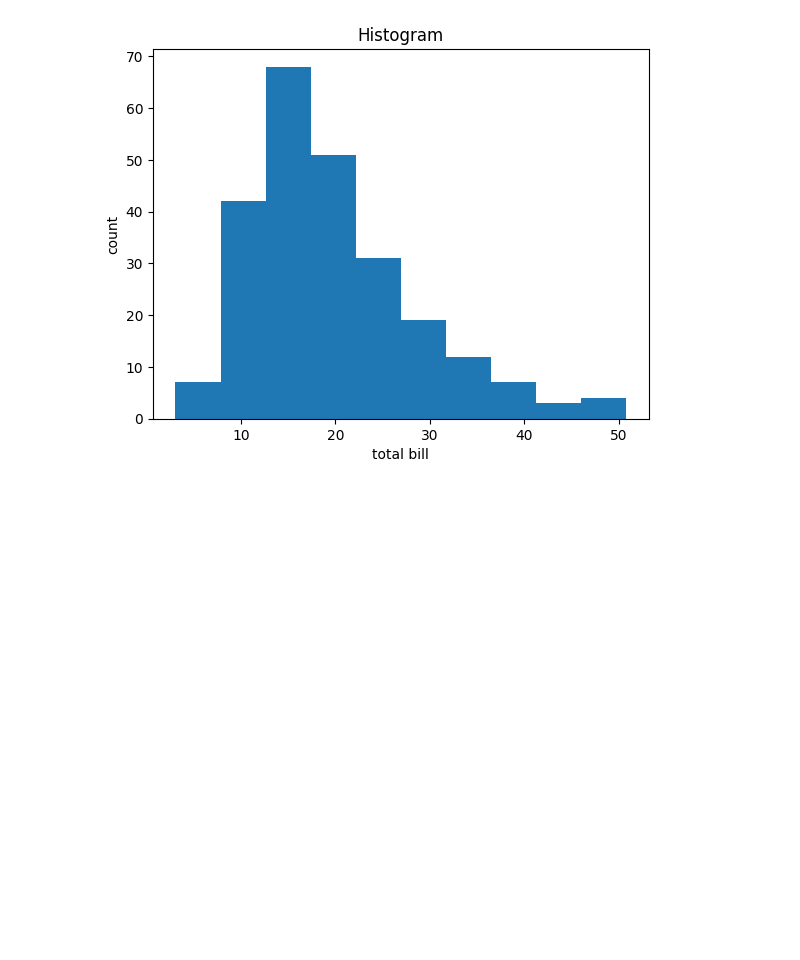
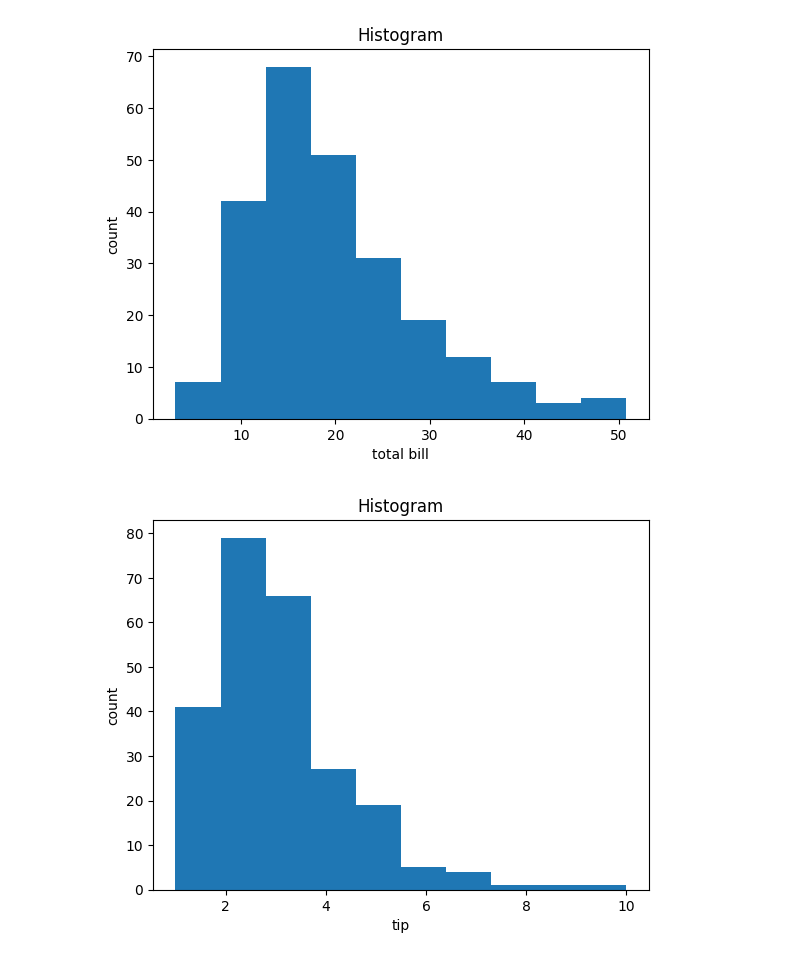
Before and after one commit to JakeOh/202511_BD53, a Jupyter notebook: lab_python/da04_matplotlib.ipynb, the cells around one changed output. Cells and saved outputs as stored; diff of their text form; code cells hidden in the pictures; blank space fills up the shorter version.

```diff
--- a/lab_python/da04_matplotlib.ipynb
+++ b/lab_python/da04_matplotlib.ipynb
@@ -59,3 +59,19 @@ axis.set_ylabel('count')
 plt.show()
 # %% [output]
 [figure]
+# %%
+# 1. Figure, Axes 객체 생성.
+fig, axis = plt.subplots()  # nrows, ncols 파라미터 기본값은 1.
+
+# 2. 그래프 그림.
+axis.hist(x=tips.tip)
+
+# 3. 그래프 옵션 설정.
+axis.set_title('Histogram')
+axis.set_xlabel('tip')
+axis.set_ylabel('count')
+
+# 4. 그래프 보여주기.
+plt.show()
+# %% [output]
+[figure, added]
```
Also changed, not shown: parts of 7 cells of this notebook.
